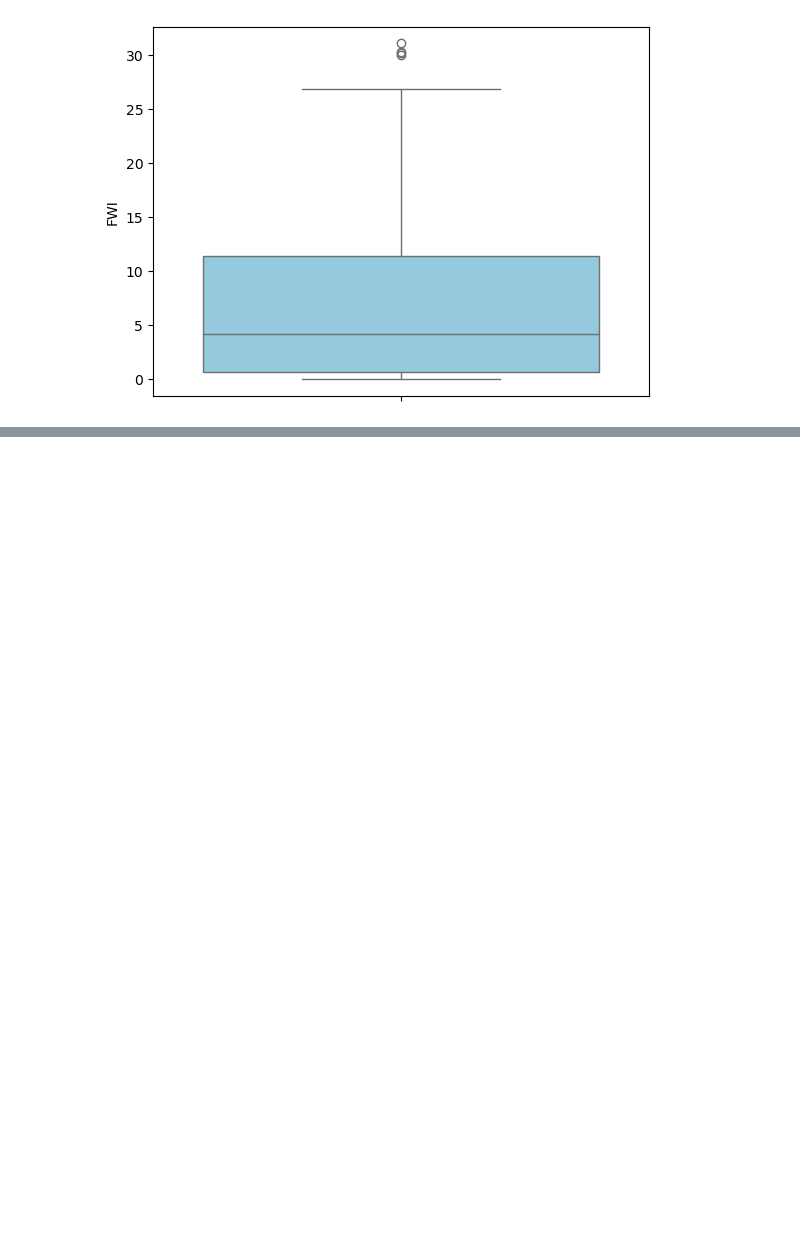
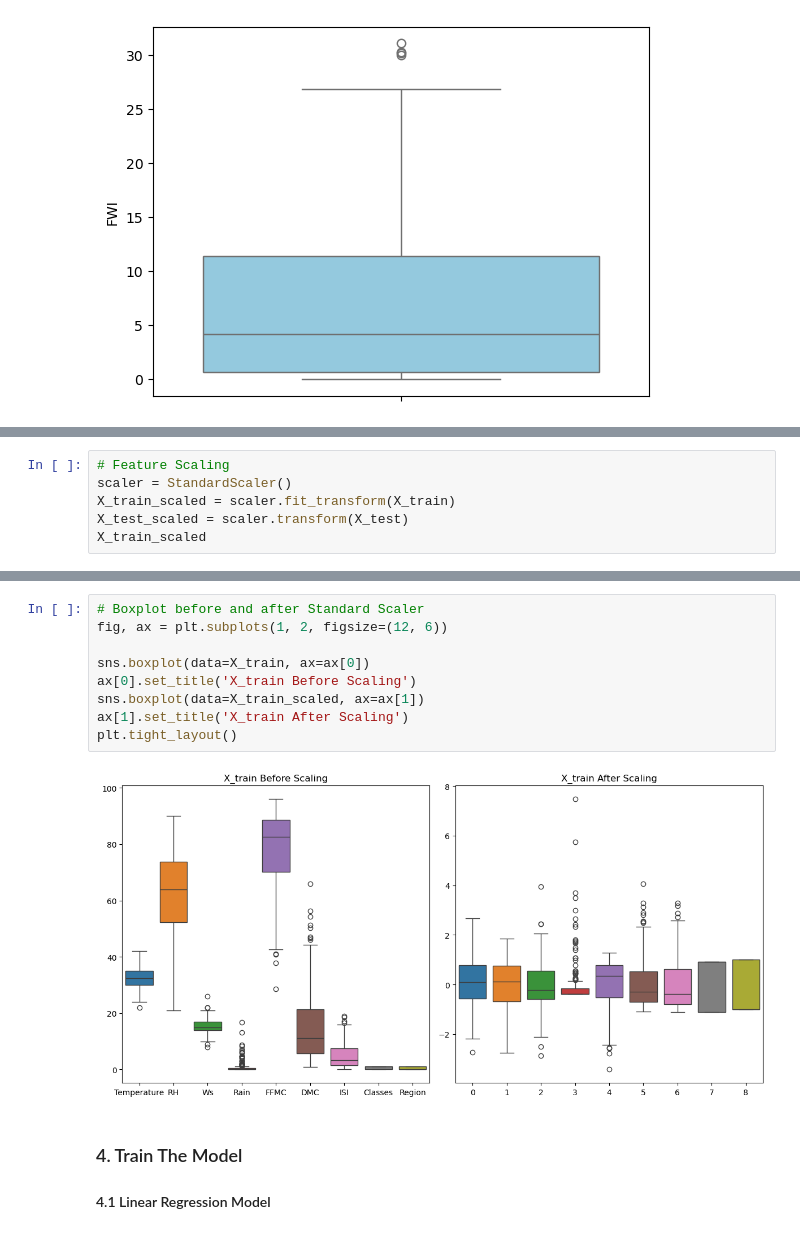
Before and after one commit to proshanta-pal/Core-Machine-Learning-, a Jupyter notebook: Machine Learning/04_algerian_forest_fires_model.ipynb, the cells around one changed output, grey strips where cells are left out. Cells and saved outputs as stored; diff of their text form; blank space fills up the shorter version.

```diff
--- a/Machine Learning/04_algerian_forest_fires_model.ipynb
+++ b/Machine Learning/04_algerian_forest_fires_model.ipynb
@@ -348,0 +419,6 @@ sns.boxplot(df['FWI'],color='skyblue')
+# %%
+# Feature Scaling
+scaler = StandardScaler()
+X_train_scaled = scaler.fit_transform(X_train)
+X_test_scaled = scaler.transform(X_test)
+X_train_scaled
@@ -348,0 +439,14 @@ sns.boxplot(df['FWI'],color='skyblue')
+# %%
+# Boxplot before and after Standard Scaler
+fig, ax = plt.subplots(1, 2, figsize=(12, 6))
+
+sns.boxplot(data=X_train, ax=ax[0])
+ax[0].set_title('X_train Before Scaling')
+sns.boxplot(data=X_train_scaled, ax=ax[1])
+ax[1].set_title('X_train After Scaling')
+plt.tight_layout()
+# %% [output]
+[figure, added]
+# %% [markdown]
+### 4. Train The Model
+#### 4.1 Linear Regression Model
```
Also changed, not shown: parts of 45 cells of this notebook, 3 other files.
